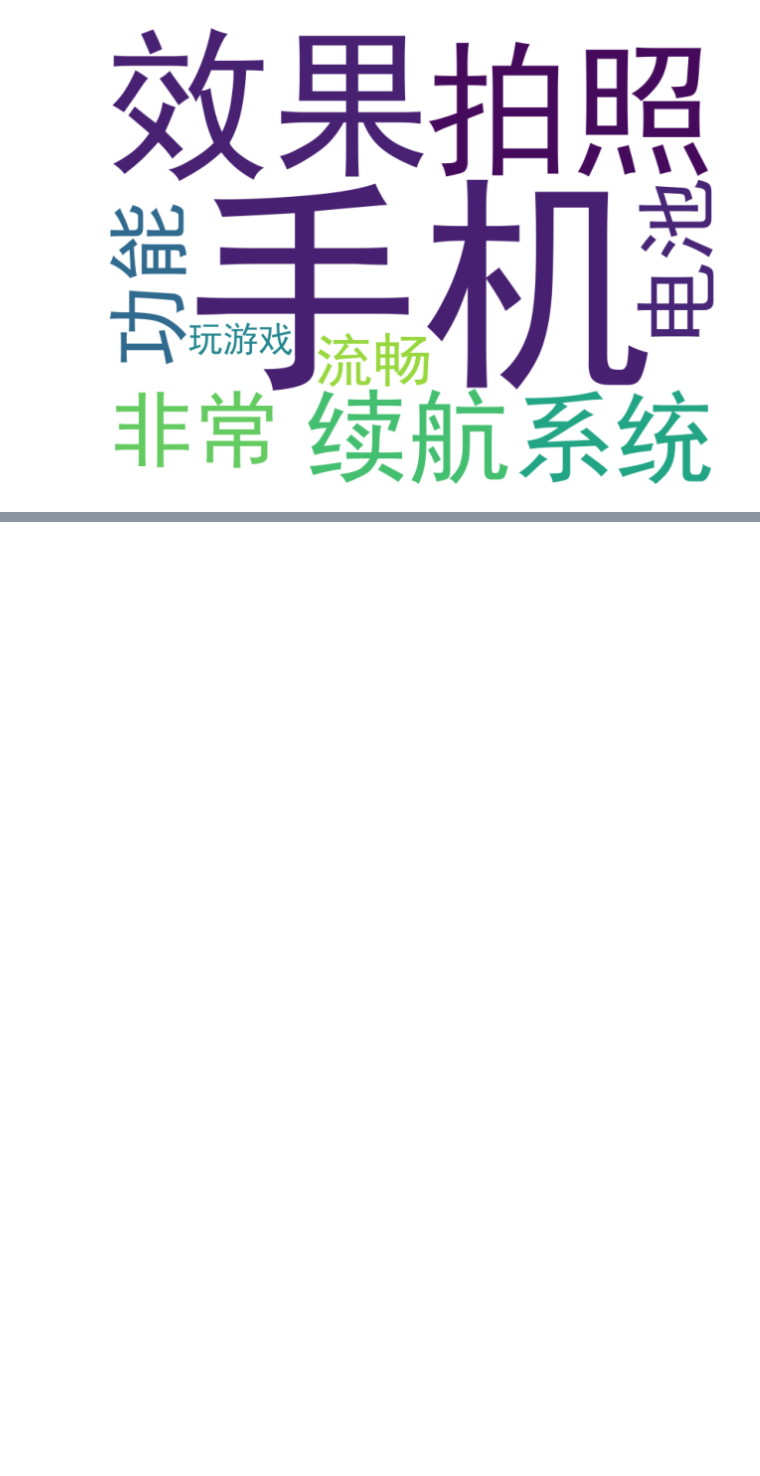
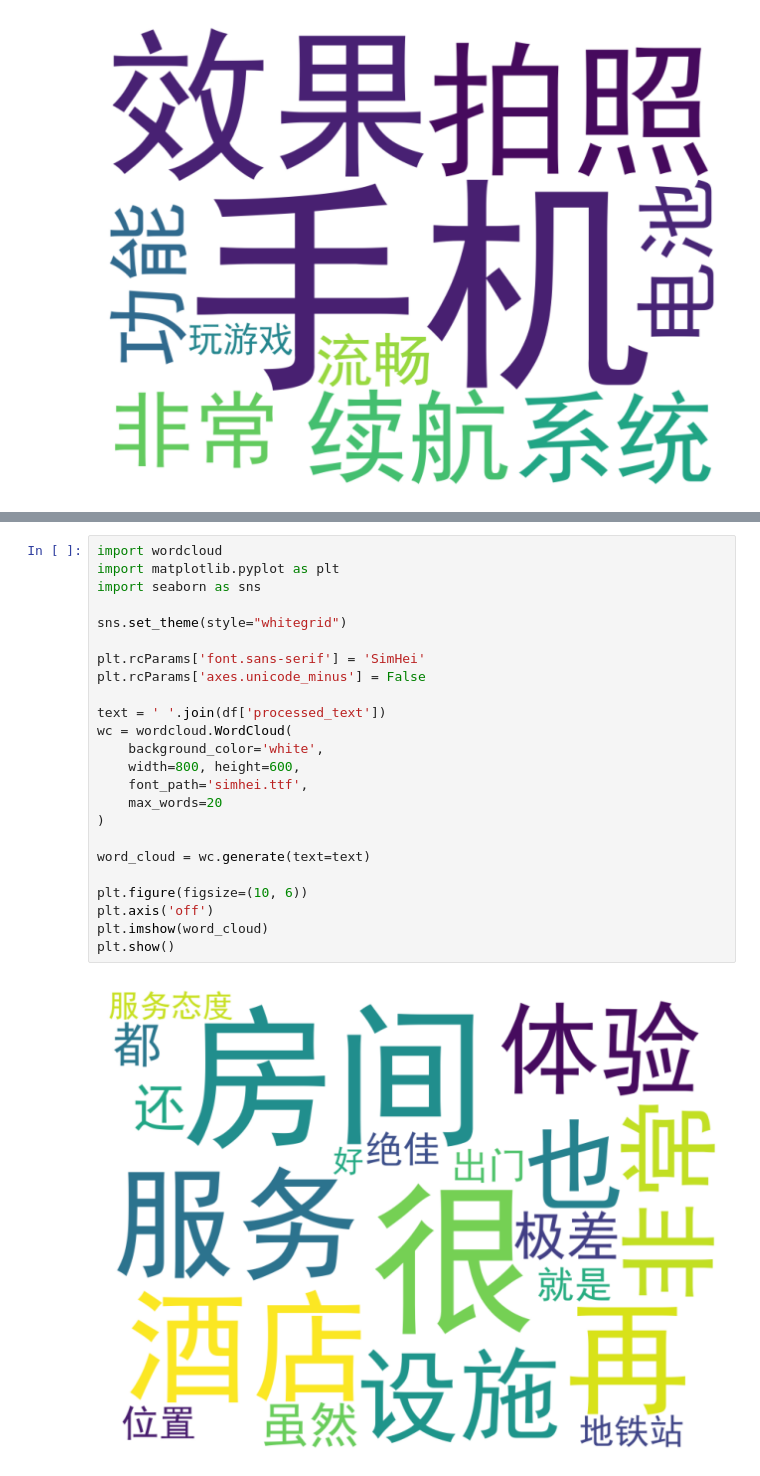
Before and after one commit to yt-x/ds_learn, a Jupyter notebook: practice/practice1.ipynb, the cells around one changed output, grey strips where cells are left out. Saved outputs shown, nothing was run; the diff lists cells and outputs as text; blank space fills up the shorter version.

```diff
--- a/practice/practice1.ipynb
+++ b/practice/practice1.ipynb
@@ -997,0 +957,26 @@ stopwords = [
+# %%
+import wordcloud
+import matplotlib.pyplot as plt
+import seaborn as sns
+
+sns.set_theme(style="whitegrid")
+
+plt.rcParams['font.sans-serif'] = 'SimHei'
+plt.rcParams['axes.unicode_minus'] = False
+
+text = ' '.join(df['processed_text'])
+wc = wordcloud.WordCloud(
+    background_color='white',
+    width=800, height=600,
+    font_path='simhei.ttf',
+    max_words=20
+)
+
+word_cloud = wc.generate(text=text)
+
+plt.figure(figsize=(10, 6))
+plt.axis('off')
+plt.imshow(word_cloud)
+plt.show()
+# %% [output]
+[figure, added]
```
Also changed, not shown: parts of 8 cells of this notebook, 2 other files.
